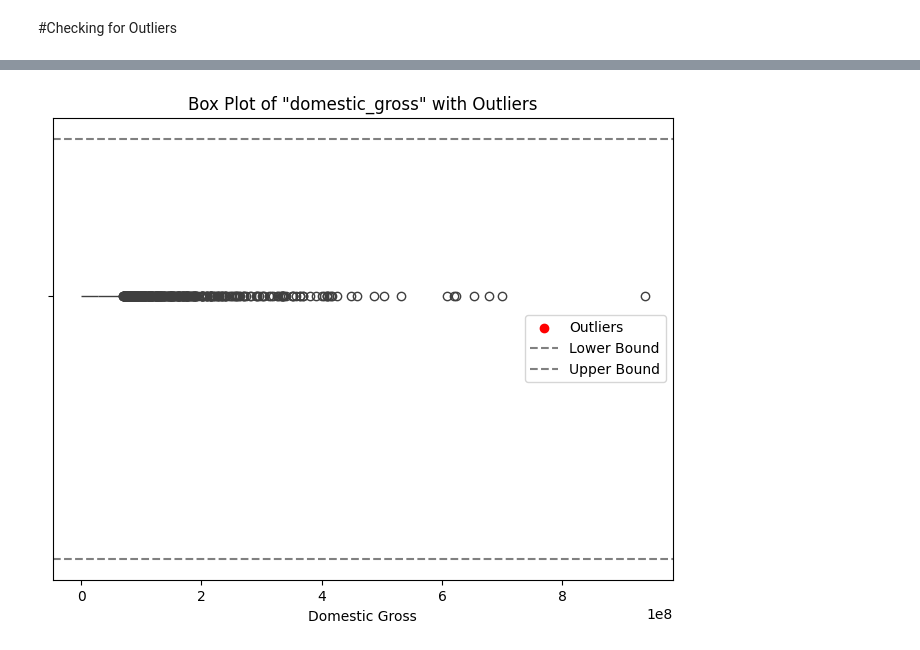
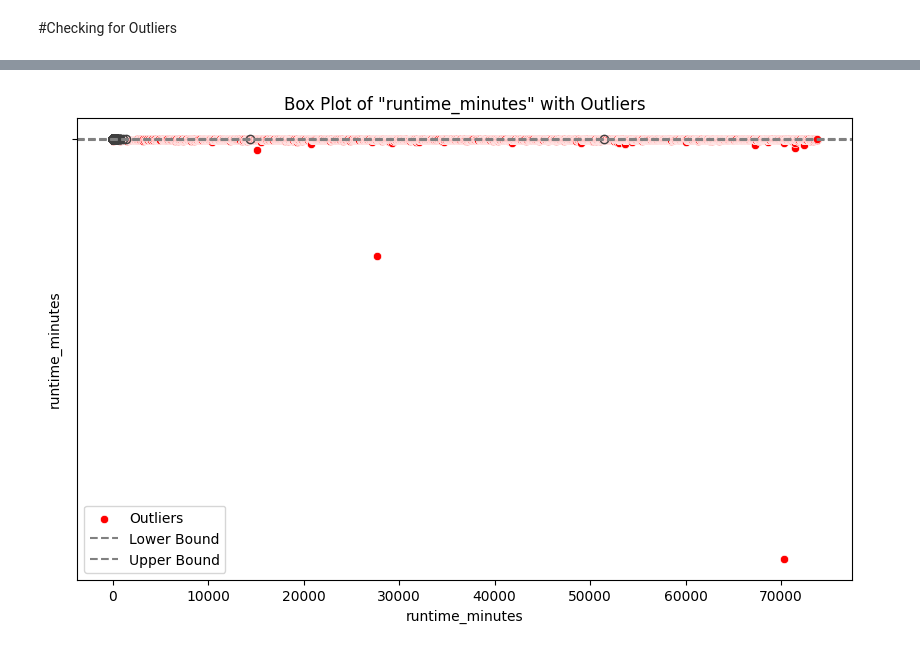
Before and after one commit to Amondi4/Analysis-Project, a Jupyter notebook: project notebook.ipynb, the cells around one changed output, grey strips where cells are left out. Cells and saved outputs as stored; diff of their text form; code cells hidden in the pictures.

Commit message:
data analysis and visualization

```diff
--- a/project notebook.ipynb
+++ b/project notebook.ipynb
@@ -264,9 +267,14 @@ dtype: int64
 # %%
 #Drop the missing value rows
-merged_db_df['genres'].dropna(inplace=True)
-bom_df['studio'].dropna(inplace=True)
-bom_df['domestic_gross'].dropna(inplace=True)
+#merged_db_df = merged_db_df.dropna(inplace=True)
+if isinstance(merged_db_df, pd.DataFrame):
+    merged_db_df = merged_db_df.dropna()
+    print("DB after dropping rows with missing values:")
+    print(merged_db_df.info())
+
+else:
+    print("Variable is not a Pandas DataFrame")
 
 #Fill the runtime and foreign_gross
-merged_db_df['runtime_minutes'] = merged_db_df['runtime_minutes'].fillna(merged_db_df['runtime_minutes'].mode())
-bom_df['foreign_gross'] = bom_df['foreign_gross'].fillna(bom_df['foreign_gross'].mode())
+#merged_db_df['runtime_minutes'] = merged_db_df['runtime_minutes'].fillna(merged_db_df['runtime_minutes'].mode())
+#bom_df['foreign_gross'] = bom_df['foreign_gross'].fillna(bom_df['foreign_gross'].mode())
@@ -282,7 +333,20 @@ IQR = Q3 - Q1
 lower_bound = Q1 - 1.5 * IQR
 upper_bound = Q3 + 1.5 * IQR
 
-outliers = merged_db_df[(merged_db_df['runtime_minutes'] < lower_bound) |
-                        (merged_db_df['runtime_minutes'] > upper_bound)]
-outliers.head()
+outliers = merged_db_df[(merged_db_df['runtime_minutes'] < lower_bound) | (merged_db_df['runtime_minutes'] > upper_bound)]
+#outliers.head()
+
+#Create a box plot
+plt.figure(figsize=(10, 6))
+sns.boxplot(x=merged_db_df['runtime_minutes'])
+plt.xlabel('runtime_minutes')
+plt.title('Box Plot of "runtime_minutes" with Outliers')
+
+# Highlight the outliers on the boxplot
+sns.scatterplot(x=outliers.index, y=outliers['runtime_minutes'], color='red', label='Outliers')
+plt.axhline(y=lower_bound, color='gray', linestyle='--', label='Lower Bound')
+plt.axhline(y=upper_bound, color='gray', linestyle='--', label='Upper Bound')
+
+plt.legend()
+plt.show()
 # %% [output]
@@ -295,30 +353 @@ outliers.head()
+[figure, added]
-# %%
-##Checking for outliers
-#Calculate quartiles and IQR
-Q1 = bom_df['domestic_gross'].quantile(0.25)
-Q3 = bom_df['domestic_gross'].quantile(0.75)
-IQR = Q3 - Q1
-
-#Define lower and upper bounds
-lower_bound = Q1 - 1.5 * IQR
-upper_bound = Q3 + 1.5 * IQR
-
-#Create a box plot
-plt.figure(figsize=(8, 6))
-sns.boxplot(x=bom_df['domestic_gross'])
-
-#Highlight potential outliers
-plt.scatter([], [], c='red', label='Outliers')
-plt.axhline(y=lower_bound, color='gray', linestyle='--', label='Lower Bound')
-plt.axhline(y=upper_bound, color='gray', linestyle='--', label='Upper Bound')
-
-#Add labels and title
-plt.legend()
-plt.xlabel('Domestic Gross')
-plt.title('Box Plot of "domestic_gross" with Outliers')
-plt.show()
-
-#outliers = bom_df[(bom_df['domestic_gross'] < lower_bound) | (bom_df['domestic_gross'] > upper_bound)]
-#outliers.head()
-# %% [output]
-[figure, removed]
```
Also changed, not shown: parts of 30 cells of this notebook.
